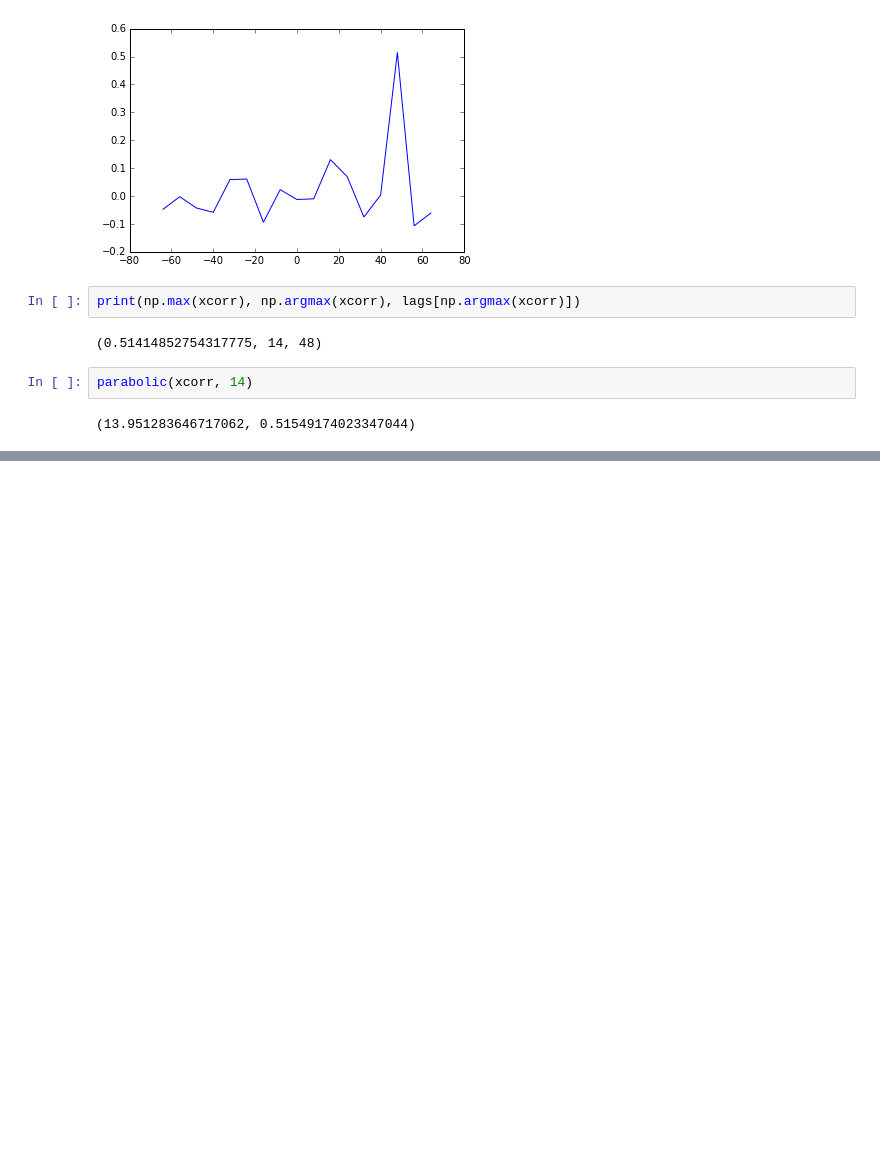
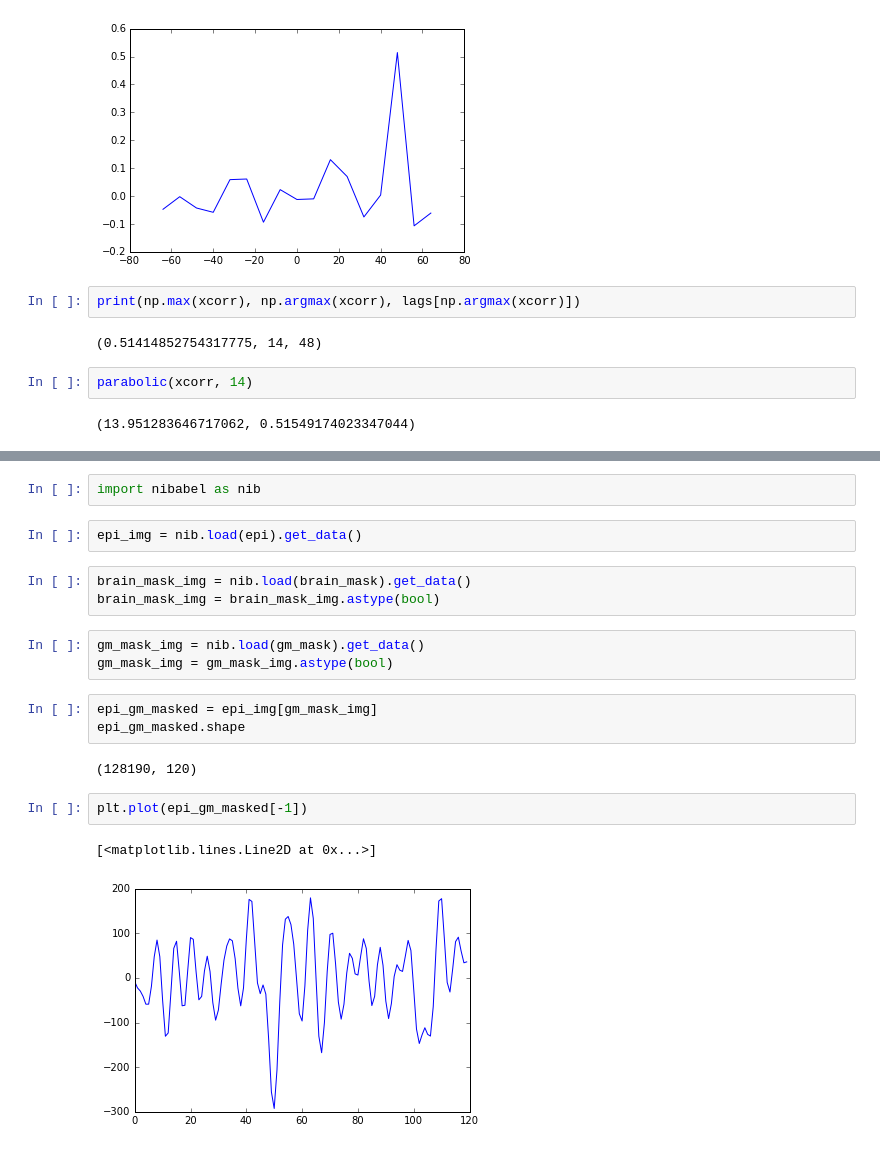
Before and after one commit to danlurie/lag_maps, a Jupyter notebook: notebooks/Cross-Correlation and Interpolation.ipynb, the cells around one changed output, grey strips where cells are left out. Cells and saved outputs as stored; diff of their text form; blank space fills up the shorter version.

```diff
--- a/notebooks/Cross-Correlation and Interpolation.ipynb
+++ b/notebooks/Cross-Correlation and Interpolation.ipynb
@@ -141,0 +136,20 @@ parabolic(xcorr, 14)
+# %%
+import nibabel as nib
+# %%
+epi_img = nib.load(epi).get_data()
+# %%
+brain_mask_img = nib.load(brain_mask).get_data()
+brain_mask_img = brain_mask_img.astype(bool)
+# %%
+gm_mask_img = nib.load(gm_mask).get_data()
+gm_mask_img = gm_mask_img.astype(bool)
+# %%
+epi_gm_masked = epi_img[gm_mask_img]
+epi_gm_masked.shape
+# %% [output]
+(128190, 120)
+# %%
+plt.plot(epi_gm_masked[-1])
+# %% [output]
+[<matplotlib.lines.Line2D at 0x...>]
+[figure, added]
```
Also changed, not shown: parts of 20 cells of this notebook.
